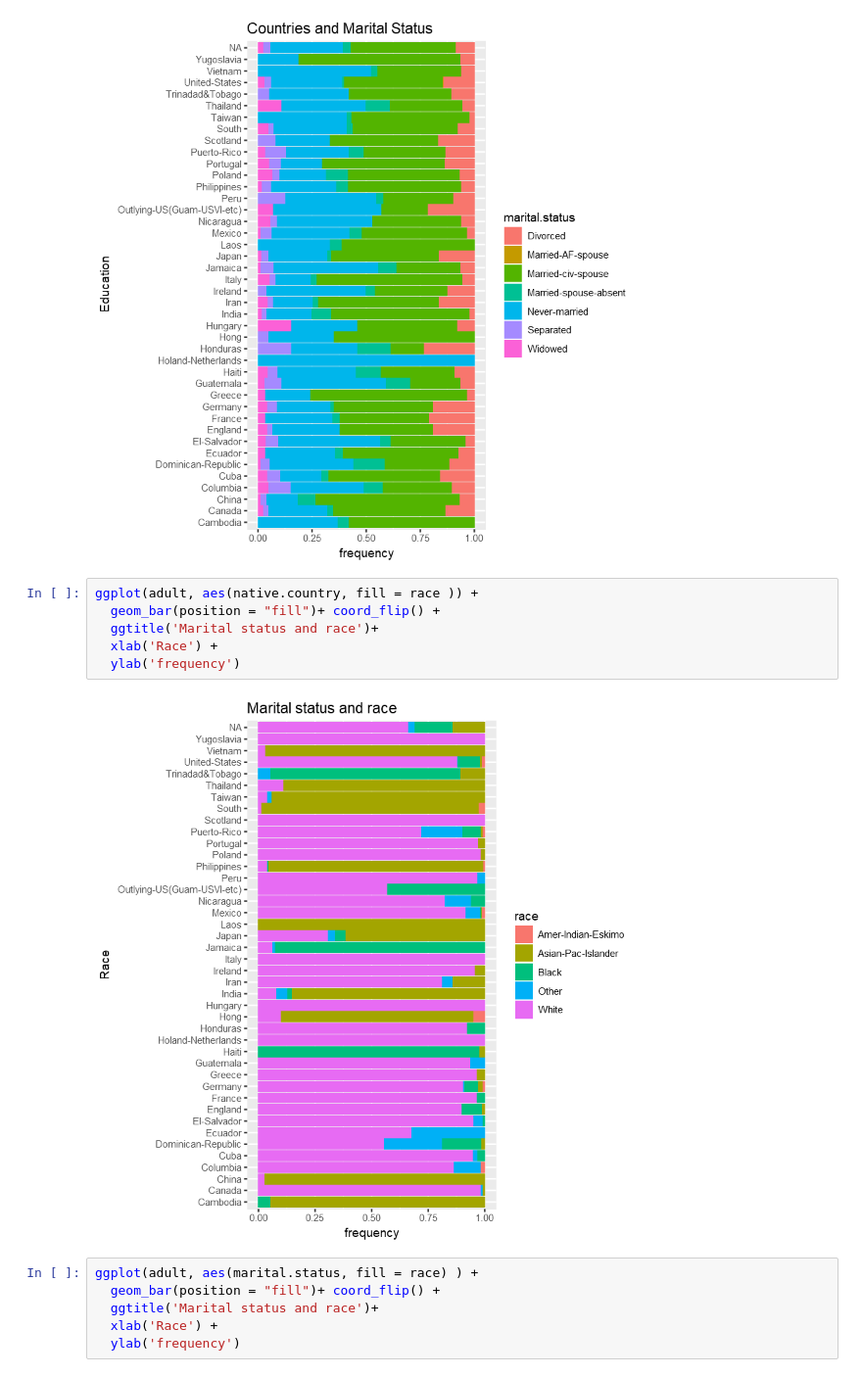
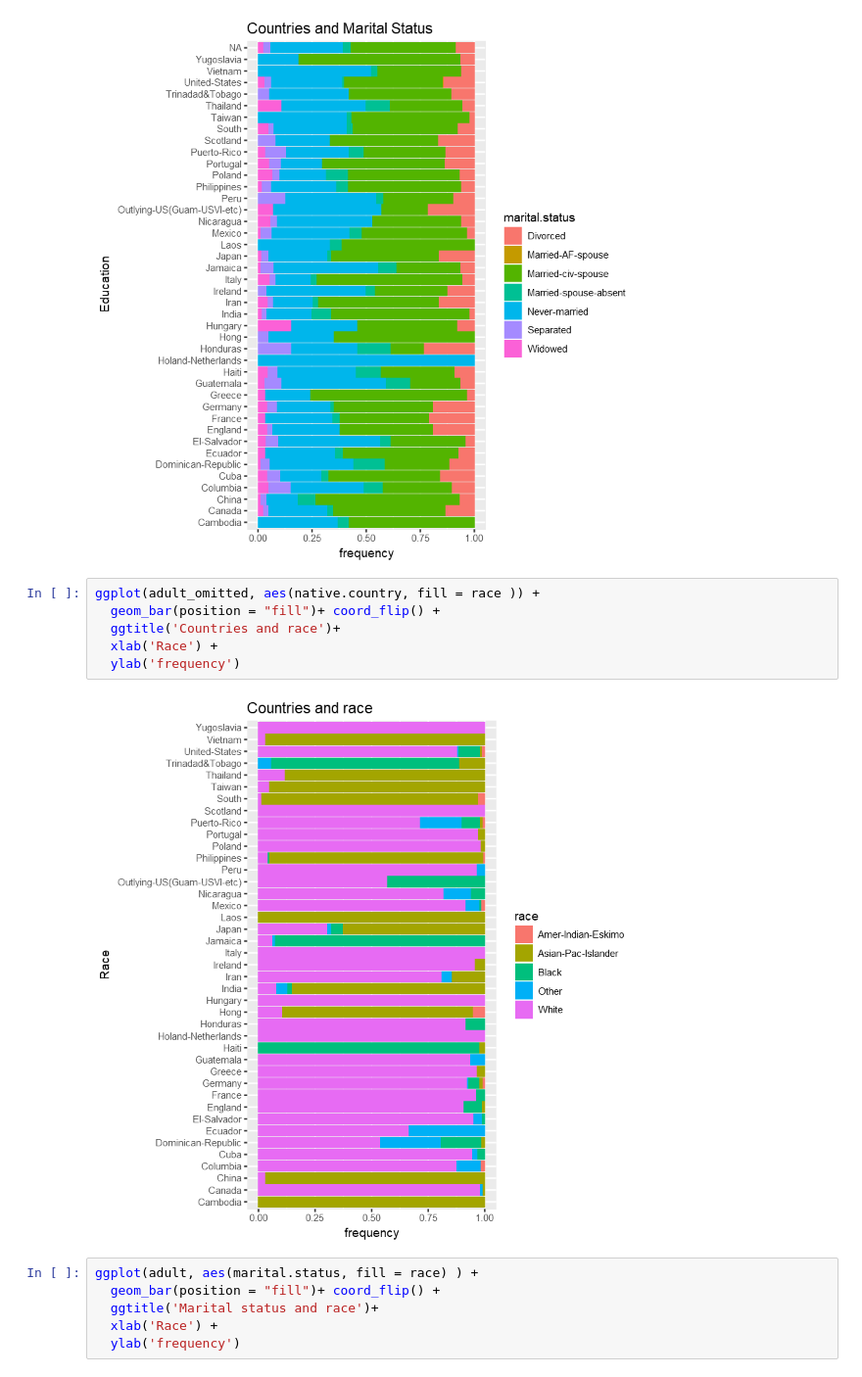
Before and after one commit to MElHuseyni/Predict-Income-using-US-Census-Data, a Jupyter notebook: Exploratory Data Analysis in R.ipynb, the cells around one changed output. Shown at 98% size. Drawn from its saved outputs; the diff is of its cells as text.

```diff
--- a/Exploratory Data Analysis in R.ipynb
+++ b/Exploratory Data Analysis in R.ipynb
@@ -388,13 +390,13 @@ ggplot(adult, aes(native.country, fill = marital.status )) +
 # %% [output]
 [figure]
 # %%
-ggplot(adult, aes(native.country, fill = race )) +
+ggplot(adult_omitted, aes(native.country, fill = race )) +
   geom_bar(position = "fill")+ coord_flip() +
-  ggtitle('Marital status and race')+
+  ggtitle('Countries and race')+
   xlab('Race') +
   ylab('frequency')
 # %% [output]
-[figure, old version]
+[figure, new version]
 # %%
 ggplot(adult, aes(marital.status, fill = race) ) +
   geom_bar(position = "fill")+ coord_flip() +
```
Also changed, not shown: parts of 43 cells of this notebook.
